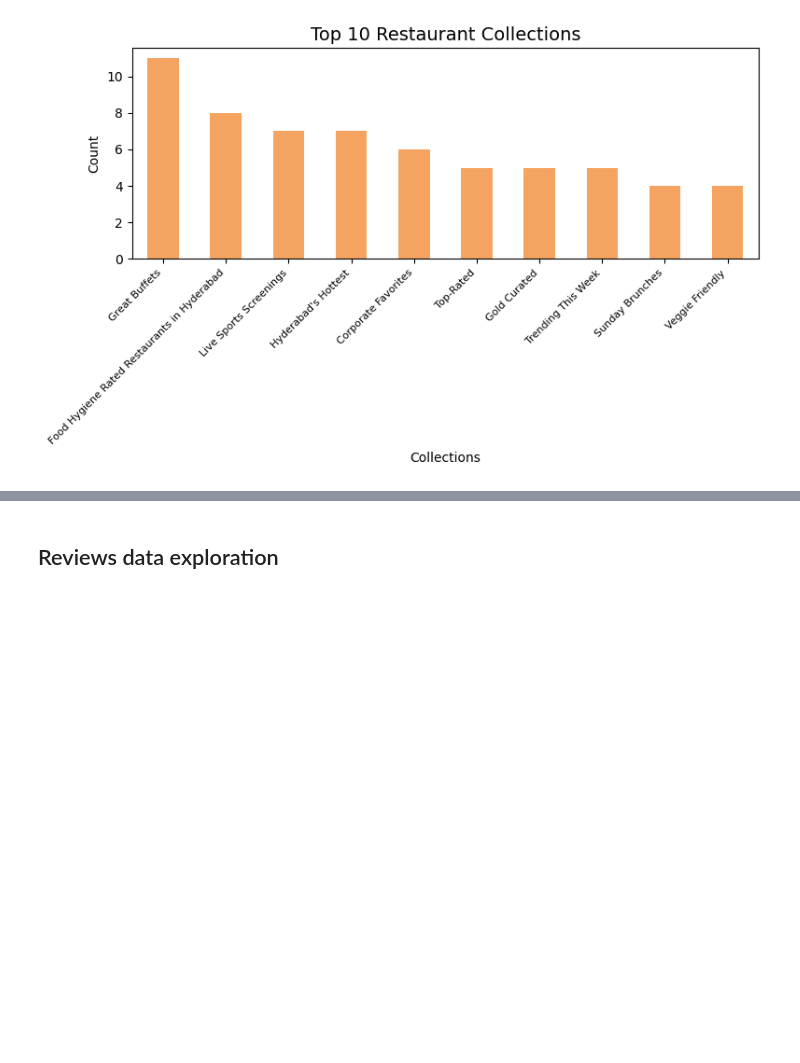
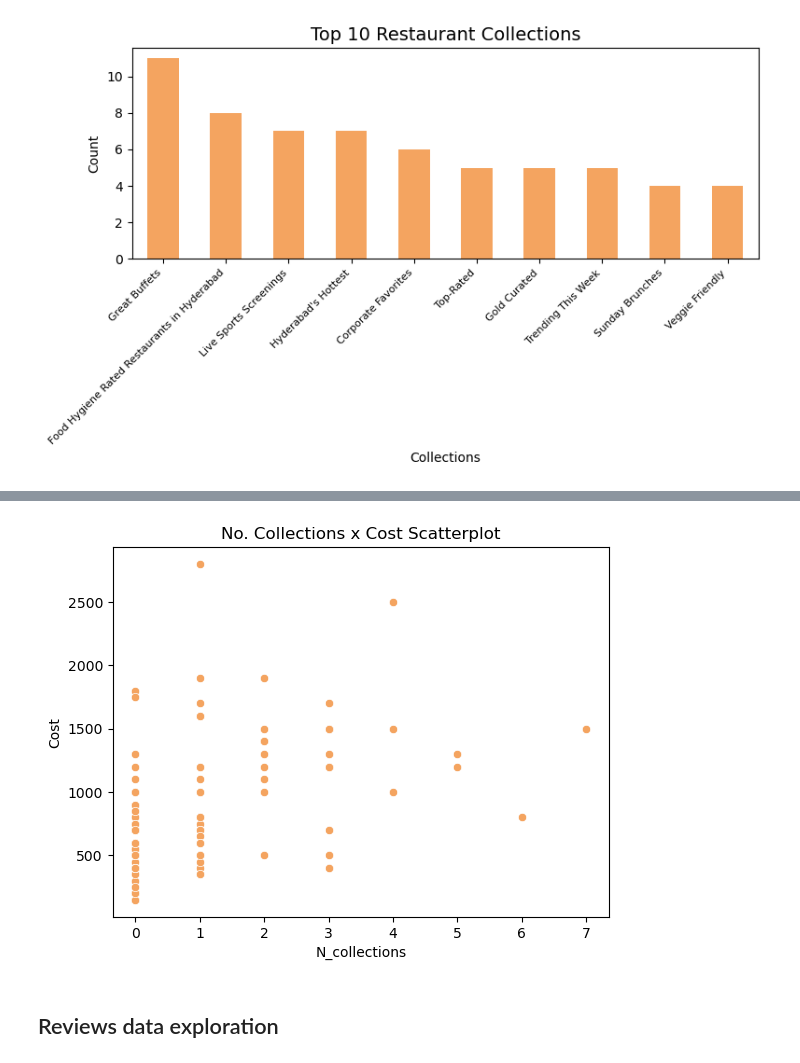
Before and after one commit to miguel-s-nascimento/TM_Project, a Jupyter notebook: exploration.ipynb, the cells around one changed output, grey strips where cells are left out. Saved outputs shown, nothing was run; the diff lists cells and outputs as text; code cells hidden in the pictures; blank space fills up the shorter version.

```diff
--- a/exploration.ipynb
+++ b/exploration.ipynb
@@ -130,3 +132,8 @@ plot_top10_bar(collections_exploded)
+# %%
+sns.scatterplot(restaurants, x='N_collections', y='Cost', c='sandybrown').set_title('No. Collections x Cost Scatterplot')
+plt.show()
+# %% [output]
+[figure, added]
 # %% [markdown]
 ## Reviews data exploration
 # %%
```
Also changed, not shown: parts of 13 cells of this notebook.
